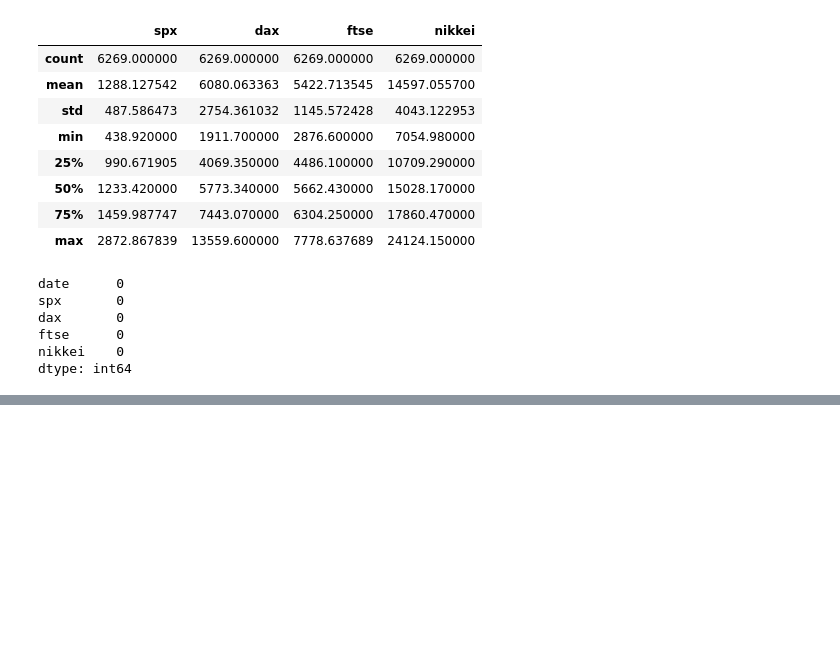
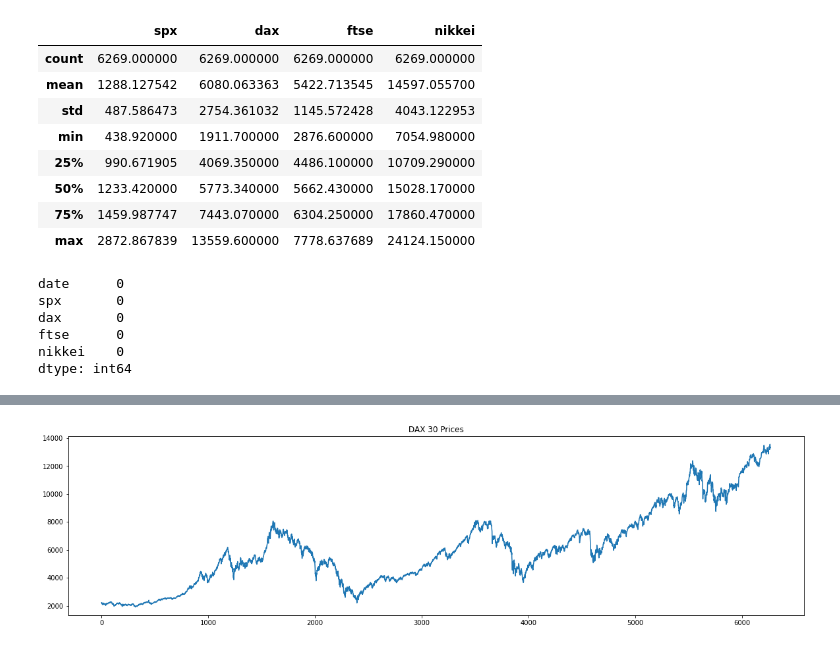
Before and after one commit to rvjh/PythonPractice, a Jupyter notebook: Time_Series_1.ipynb, the cells around one changed output, grey strips where cells are left out. Cells and saved outputs as stored; diff of their text form; code cells hidden in the pictures; blank space fills up the shorter version.

```diff
--- a/Time_Series_1.ipynb
+++ b/Time_Series_1.ipynb
@@ -51,0 +52,5 @@ plt.show()
+# %%
+df_comp.dax.plot(figsize=(20,5),title = 'DAX 30 Prices')
+plt.show()
+# %% [output]
+[figure, added]
```
Also changed, not shown: parts of 4 cells of this notebook.
